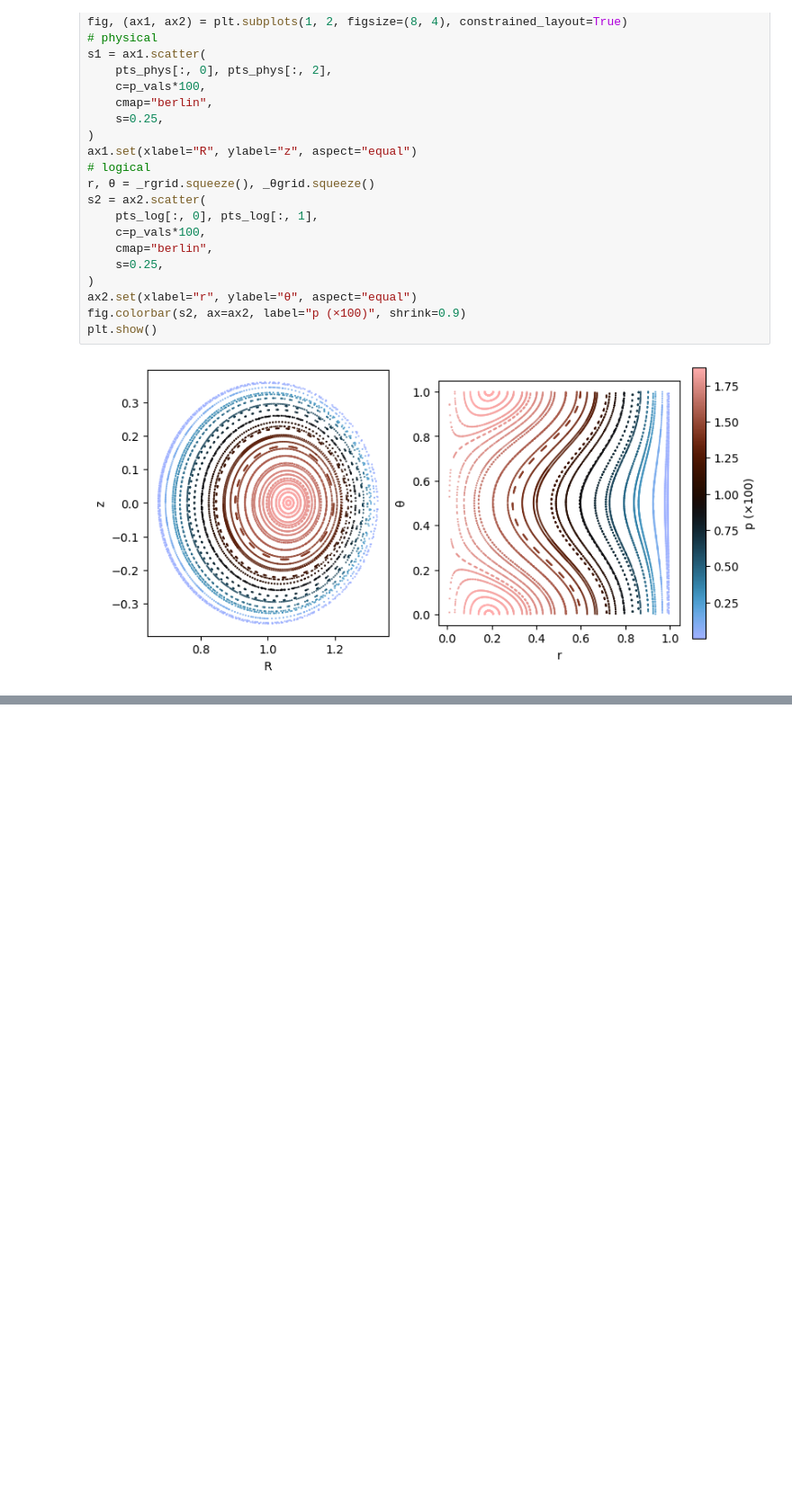
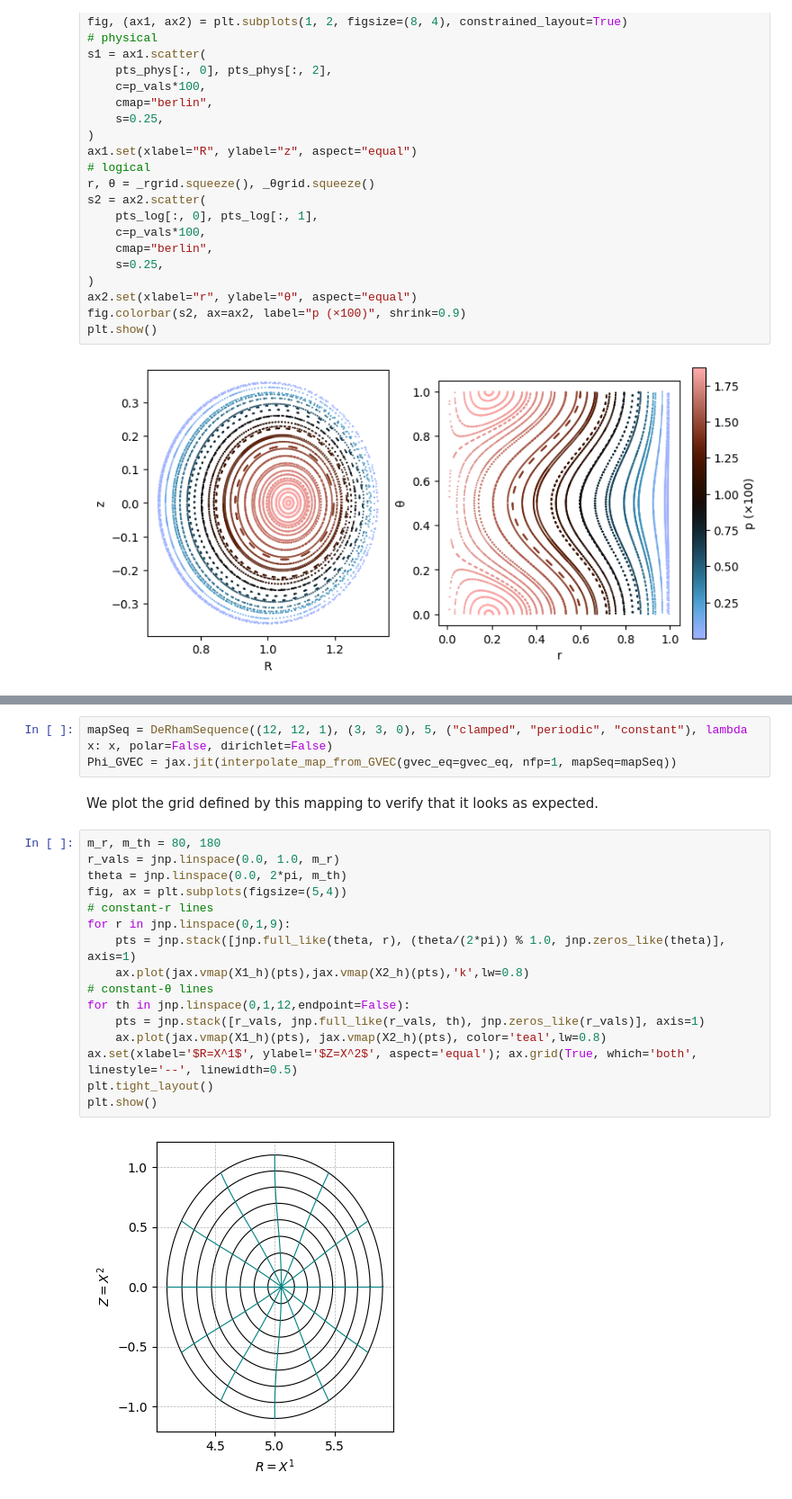
Before and after one commit to ToBlick/mrx, a Jupyter notebook: MRX_tokamak_demo.ipynb, the cells around one changed output, grey strips where cells are left out. Shown at 90% size. Drawn from its saved outputs; the diff is of its cells as text; blank space fills up the shorter version.

```diff
--- a/MRX_tokamak_demo.ipynb
+++ b/MRX_tokamak_demo.ipynb
@@ -384,0 +404,23 @@ plt.show()
+# %%
+mapSeq = DeRhamSequence((12, 12, 1), (3, 3, 0), 5, ("clamped", "periodic", "constant"), lambda x: x, polar=False, dirichlet=False)
+Phi_GVEC = jax.jit(interpolate_map_from_GVEC(gvec_eq=gvec_eq, nfp=1, mapSeq=mapSeq))
+# %% [markdown]
+We plot the grid defined by this mapping to verify that it looks as expected.
+# %%
+m_r, m_th = 80, 180
+r_vals = jnp.linspace(0.0, 1.0, m_r)
+theta = jnp.linspace(0.0, 2*pi, m_th)
+fig, ax = plt.subplots(figsize=(5,4))
+# constant-r lines
+for r in jnp.linspace(0,1,9):
+    pts = jnp.stack([jnp.full_like(theta, r), (theta/(2*pi)) % 1.0, jnp.zeros_like(theta)], axis=1)
+    ax.plot(jax.vmap(X1_h)(pts),jax.vmap(X2_h)(pts),'k',lw=0.8)
+# constant-θ lines
+for th in jnp.linspace(0,1,12,endpoint=False):
+    pts = jnp.stack([r_vals, jnp.full_like(r_vals, th), jnp.zeros_like(r_vals)], axis=1)
+    ax.plot(jax.vmap(X1_h)(pts), jax.vmap(X2_h)(pts), color='teal',lw=0.8)
+ax.set(xlabel='$R=X^1$', ylabel='$Z=X^2$', aspect='equal'); ax.grid(True, which='both', linestyle='--', linewidth=0.5)
+plt.tight_layout()
+plt.show()
+# %% [output]
+[figure, added]
```
Also changed, not shown: parts of 29 cells of this notebook, 5 other files.
